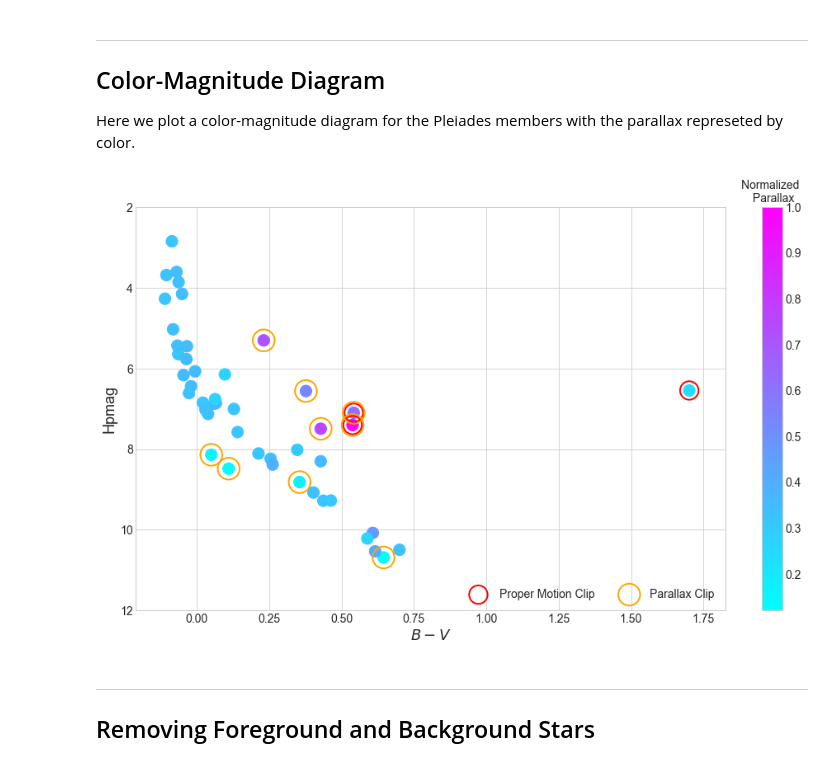
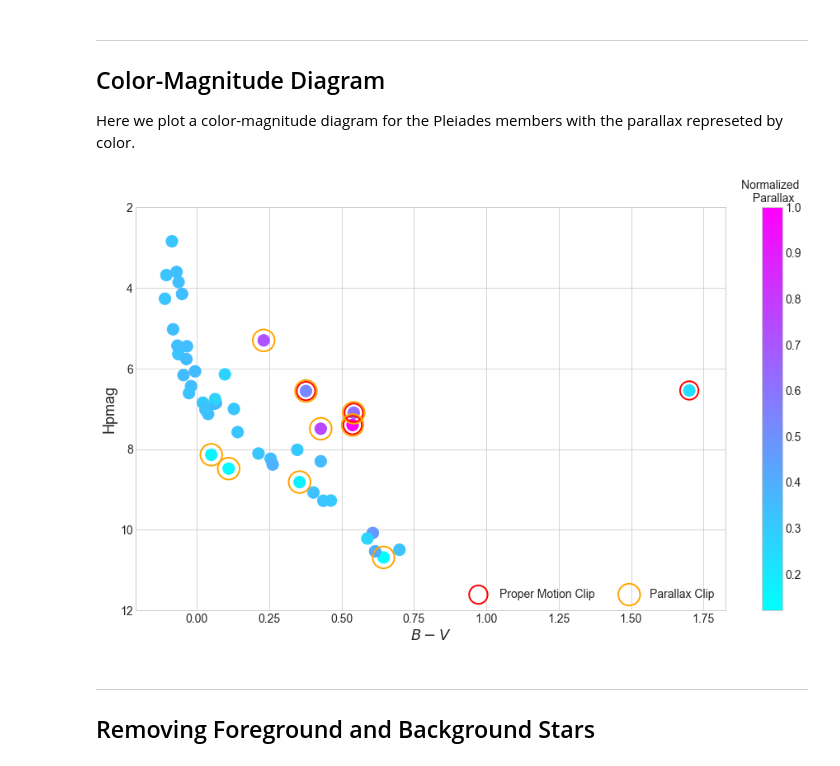
Before and after one commit to kaimibk/School, a Jupyter notebook: ASTR_423/A1/A1.ipynb, the cells around one changed output. Drawn from its saved outputs; the diff is of its cells as text; code cells hidden in the pictures.

```diff
--- a/ASTR_423/A1/A1.ipynb
+++ b/ASTR_423/A1/A1.ipynb
@@ -108,27 +108,27 @@ Here we plot a color-magnitude diagram for the Pleiades members with the paralla
 # %%
 fig = plt.figure(figsize=(16,9))
 
 plt.scatter(df["B-V"], df.Hpmag, c=df.Plx/df.Plx.max(), cmap=plt.cm.cool, s=200, label='')
 clb = plt.colorbar()
 clb.ax.set_title('Normalized \n Parallax')
 
 ## -- Proper Motion Clipping
-pm_df = df[(df.pmRA > df.pmRA.median()+2.0*df.pmRA.std()) | (df.pmRA < df.pmRA.median()-2.0*df.pmRA.std())]
+pm_df = df[(df.pmRA > df.pmRA.median()+1.0*df.pmRA.std()) | (df.pmRA < df.pmRA.median()-1.0*df.pmRA.std())]
 plt.scatter(pm_df["B-V"], pm_df.Hpmag, s=500, facecolors='none', edgecolors= 'red', lw=2, label='Proper Motion Clip')
 
 
 ## -- Parallax Clipping
 plx_df = df[(df.Plx > df.Plx.median() + 1.0*df.Plx.std()) | (df.Plx < df.Plx.median() - 1.0*df.Plx.std())]
 plt.scatter(plx_df["B-V"], plx_df.Hpmag, s=700, facecolors='none', edgecolors= 'orange', lw=2, label='Parallax Clip')
 
 plt.ylim(12, 2)
 plt.xlabel('$B-V$')
 plt.ylabel('Hpmag')
 plt.legend(loc=4, ncol=2)
 
 plt.savefig('color-mag.png', dpi=150, bbox_inches='tight')
 # %% [output]
-[figure, old version]
+[figure, new version]
 # %% [markdown]
 ___
 ## Removing Foreground and Background Stars
```
Also changed, not shown: parts of 4 cells of this notebook, 5 other files.
